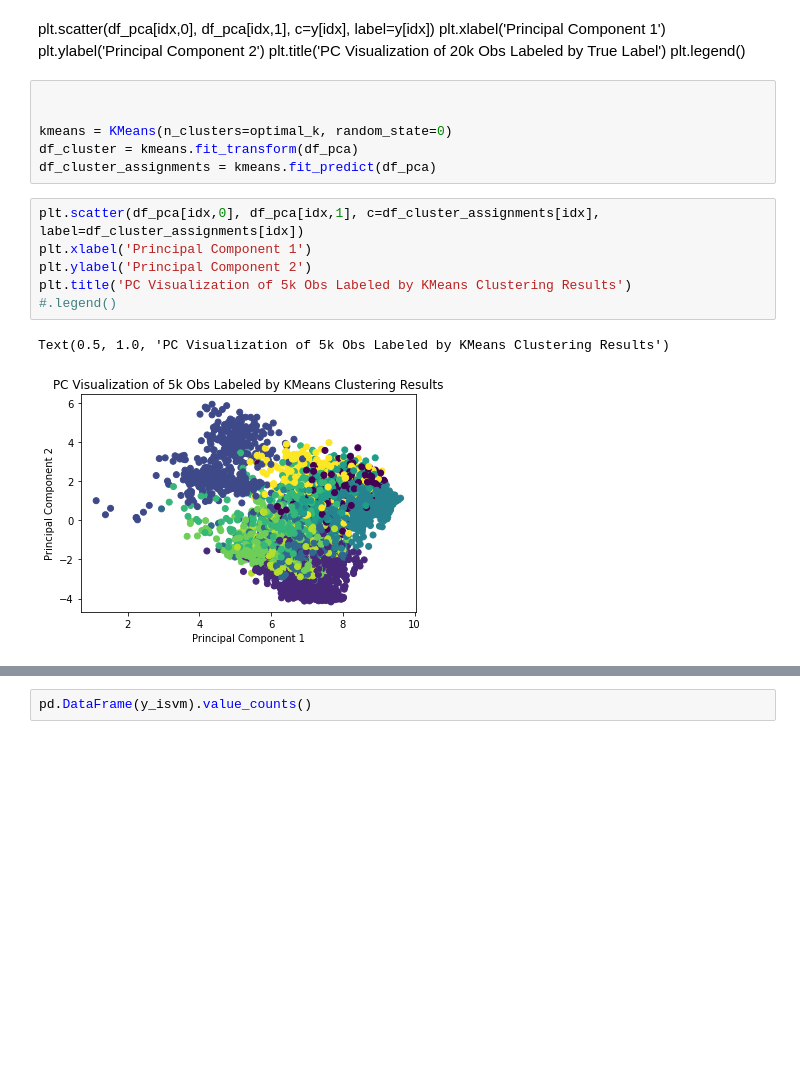
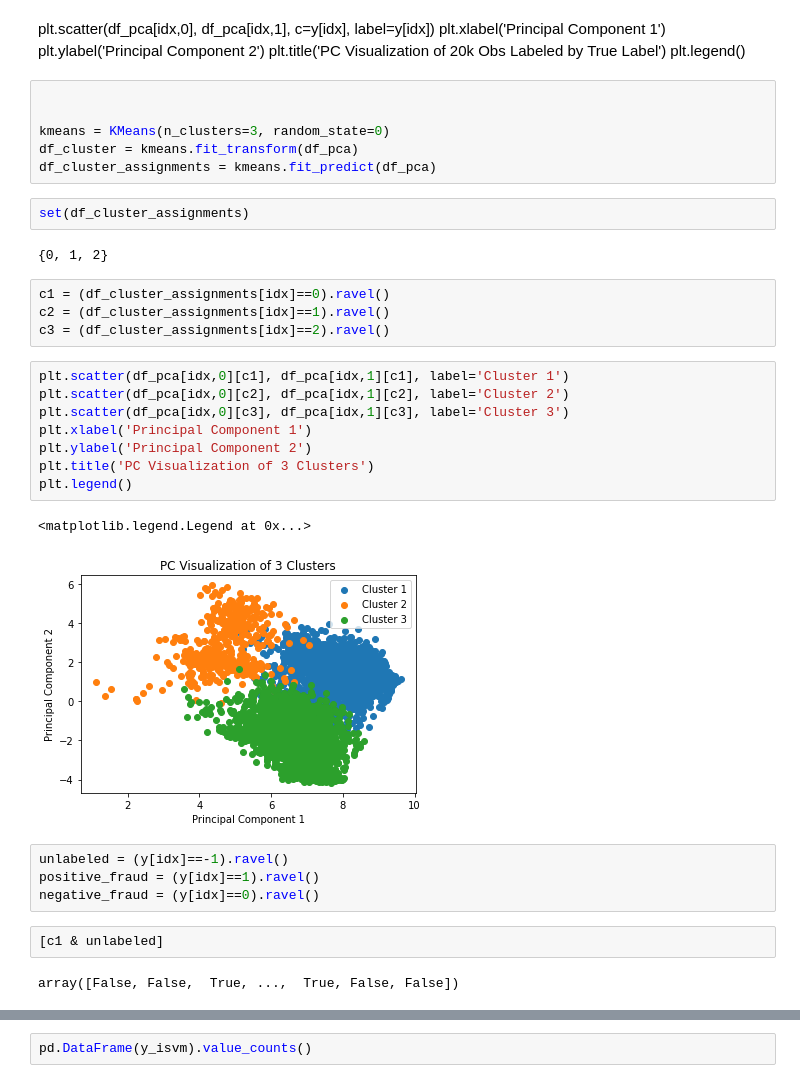
Before and after one commit to robertjprior/Fraud_SSL, a Jupyter notebook: OMSA Core Project - TRANSDUCTIVE LEARNING.ipynb, the cells around one changed output, grey strips where cells are left out. Cells and saved outputs as stored; diff of their text form; blank space fills up the shorter version.

```diff
--- a/OMSA Core Project - TRANSDUCTIVE LEARNING.ipynb
+++ b/OMSA Core Project - TRANSDUCTIVE LEARNING.ipynb
@@ -1133,15 +1133,33 @@ plt.legend()
 # %%
 
 
-kmeans = KMeans(n_clusters=optimal_k, random_state=0)
+kmeans = KMeans(n_clusters=3, random_state=0)
 df_cluster = kmeans.fit_transform(df_pca)
 df_cluster_assignments = kmeans.fit_predict(df_pca)
+# %%
+set(df_cluster_assignments)
+# %% [output]
+{0, 1, 2}
+# %%
+c1 = (df_cluster_assignments[idx]==0).ravel()
+c2 = (df_cluster_assignments[idx]==1).ravel()
+c3 = (df_cluster_assignments[idx]==2).ravel()
 # %%
-plt.scatter(df_pca[idx,0], df_pca[idx,1], c=df_cluster_assignments[idx], label=df_cluster_assignments[idx])
+plt.scatter(df_pca[idx,0][c1], df_pca[idx,1][c1], label='Cluster 1')
+plt.scatter(df_pca[idx,0][c2], df_pca[idx,1][c2], label='Cluster 2')
+plt.scatter(df_pca[idx,0][c3], df_pca[idx,1][c3], label='Cluster 3')
 plt.xlabel('Principal Component 1')
 plt.ylabel('Principal Component 2')
-plt.title('PC Visualization of 5k Obs Labeled by KMeans Clustering Results')
-#.legend()
+plt.title('PC Visualization of 3 Clusters')
+plt.legend()
 # %% [output]
-Text(0.5, 1.0, 'PC Visualization of 5k Obs Labeled by KMeans Clustering Results')
+<matplotlib.legend.Legend at 0x...>
-[figure, old version]
+[figure, new version]
+# %%
+unlabeled = (y[idx]==-1).ravel()
+positive_fraud = (y[idx]==1).ravel()
+negative_fraud = (y[idx]==0).ravel()
+# %%
+[c1 & unlabeled]
+# %% [output]
+array([False, False,  True, ...,  True, False, False])
```
Also changed, not shown: parts of 1 cell of this notebook.
